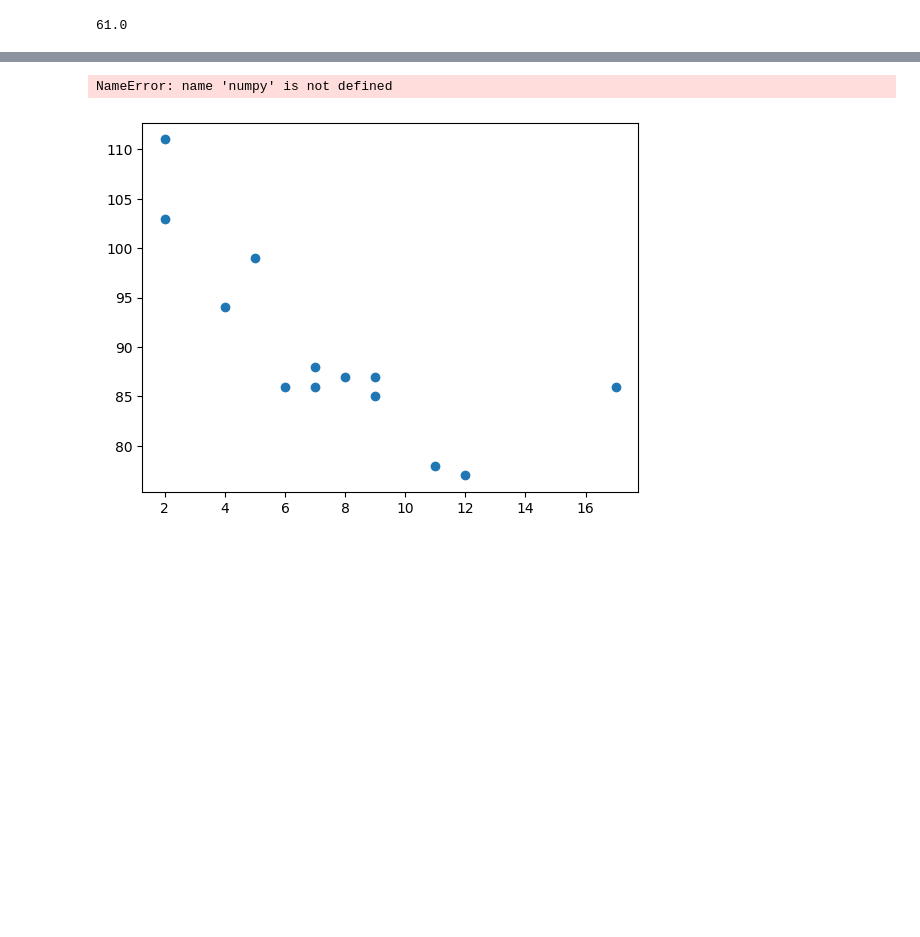
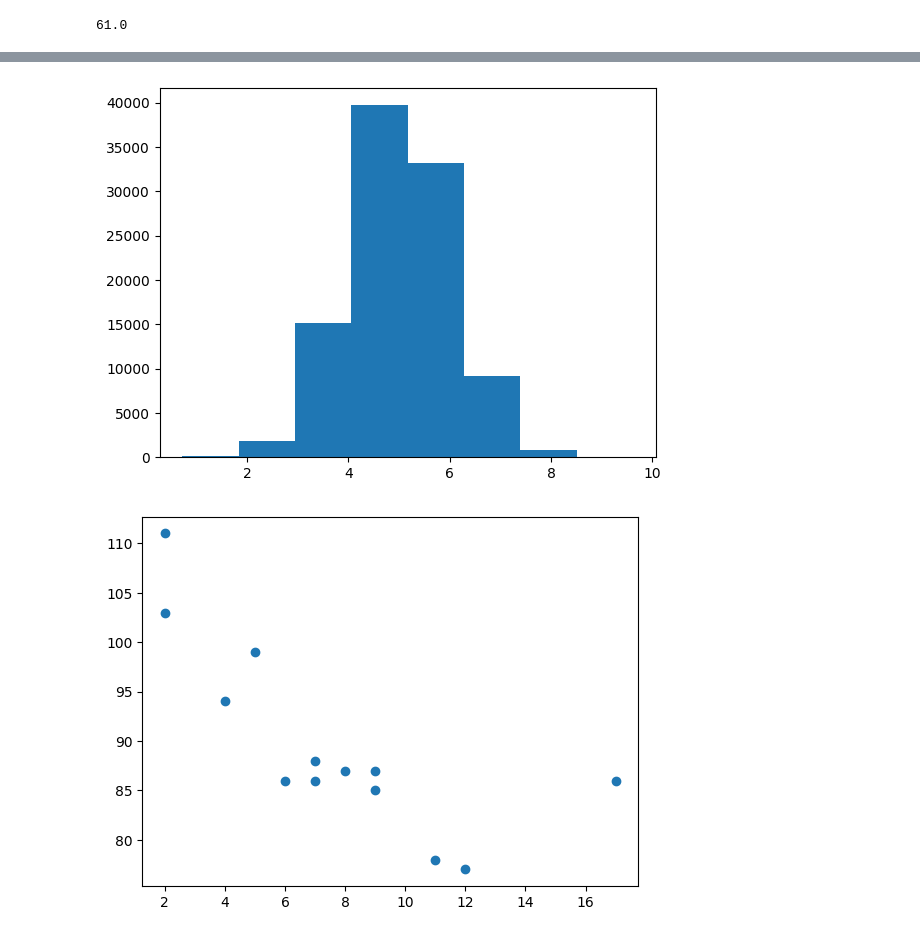
Before and after one commit to muzaffertcandan/python-lesson-veriyle-gelecek, a Jupyter notebook: 14_Machine_Learning.ipynb, the cells around one changed output, grey strips where cells are left out. Cells and saved outputs as stored; diff of their text form; code cells hidden in the pictures; blank space fills up the shorter version.

```diff
--- a/14_Machine_Learning.ipynb
+++ b/14_Machine_Learning.ipynb
@@ -200,13 +190,13 @@ plt.show()
 # %%
 # Veriler tek bir noktada yoğunluklu da olabilir ve bu tarz veri dağılımna
 # Normal Data Distribution veya Gaussian data distribution denir
 # ortalama değer 5 ve standart sapma 1
 x = numpy.random.normal(5.0, 1.0, 100000)
 # 100 satırlı bir histogram çizmek için:
-plt.hist(x, 100)
+plt.hist(x, 8 )
 plt.show()
 # %% [output]
-NameError: name 'numpy' is not defined
+[figure, added]
 # %%
 # Scatter Plot
 # %%
```
Also changed, not shown: parts of 11 cells of this notebook, 4 other files.
